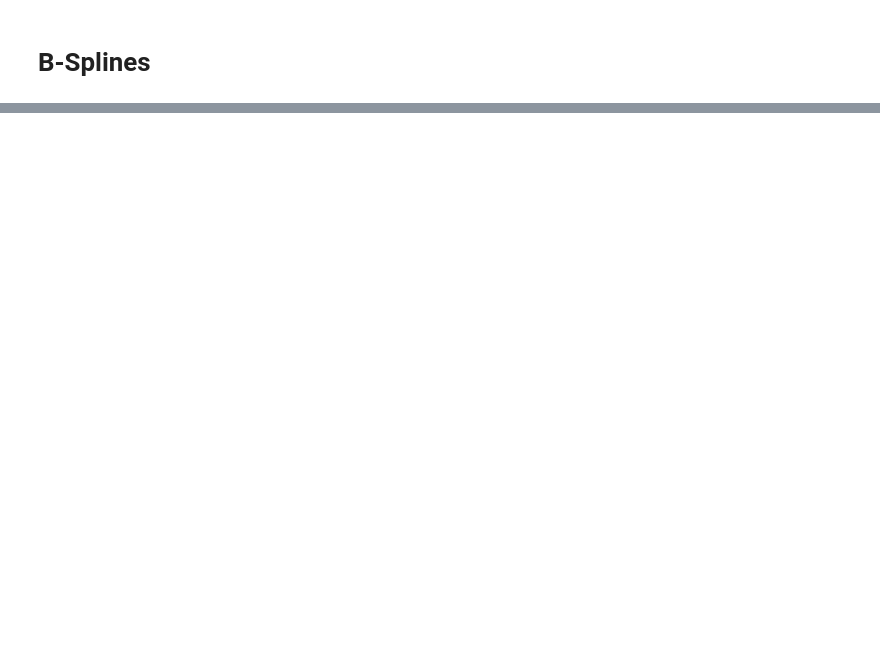
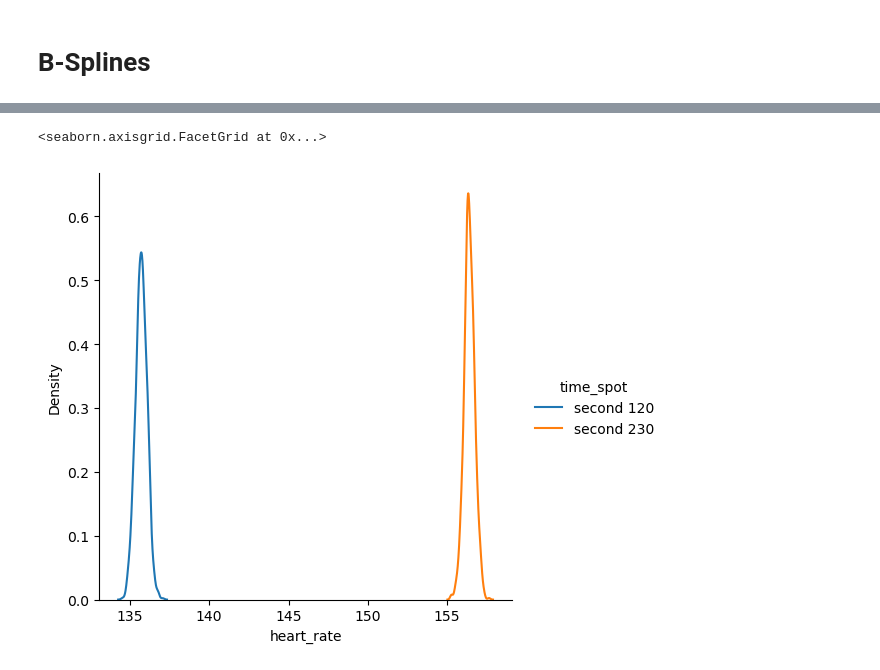
Before and after one commit to odenas/interval_runs_analysis, a Jupyter notebook: work.ipynb, the cells around one changed output, grey strips where cells are left out. Drawn from its saved outputs; the diff is of its cells as text; code cells hidden in the pictures; blank space fills up the shorter version.

```diff
--- a/work.ipynb
+++ b/work.ipynb
@@ -52 +73,17 @@ report.plot_fit_accel(fig, axes)
+# %%
+ex_session = report.sessions[0]
+ex_time_spot1 = 120
+ex_time_spot2 = 230
+samples = ex_session.post_mu.shape[0]
+sns.displot(data=pd.DataFrame(
+    {
+        'heart_rate': np.concatenate([ex_session.post_mu[:,ex_time_spot1], ex_session.post_mu[:,ex_time_spot2]]),
+        'time_spot': ([f"second {ex_time_spot1}"] * samples) + ([f"second {ex_time_spot2}"] * samples)
+    }
+
+    ), x='heart_rate', hue='time_spot', kind='kde'
+)
+# %% [output]
+<seaborn.axisgrid.FacetGrid at 0x...>
+[figure, added]
 # %%
```
Also changed, not shown: parts of 6 cells of this notebook, 2 other files.
